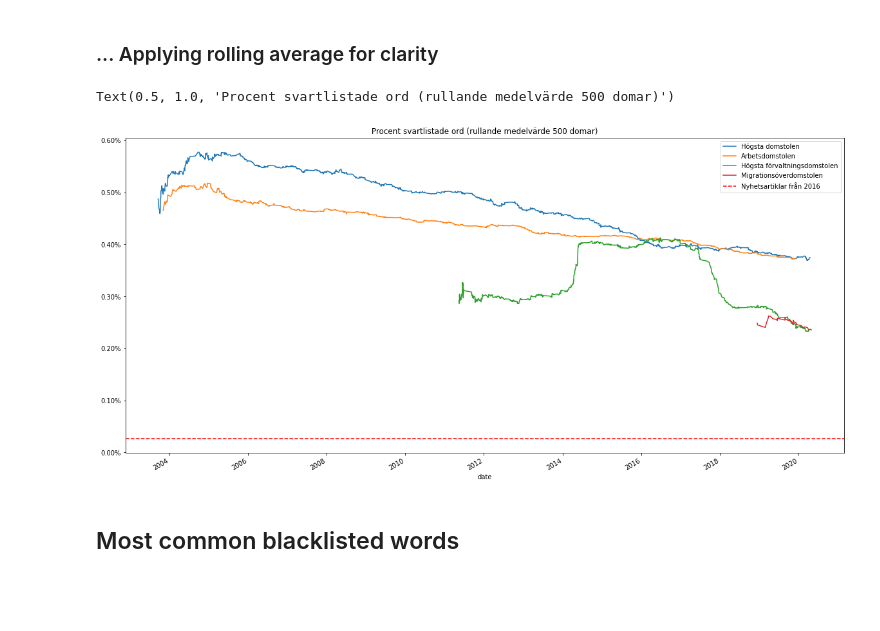
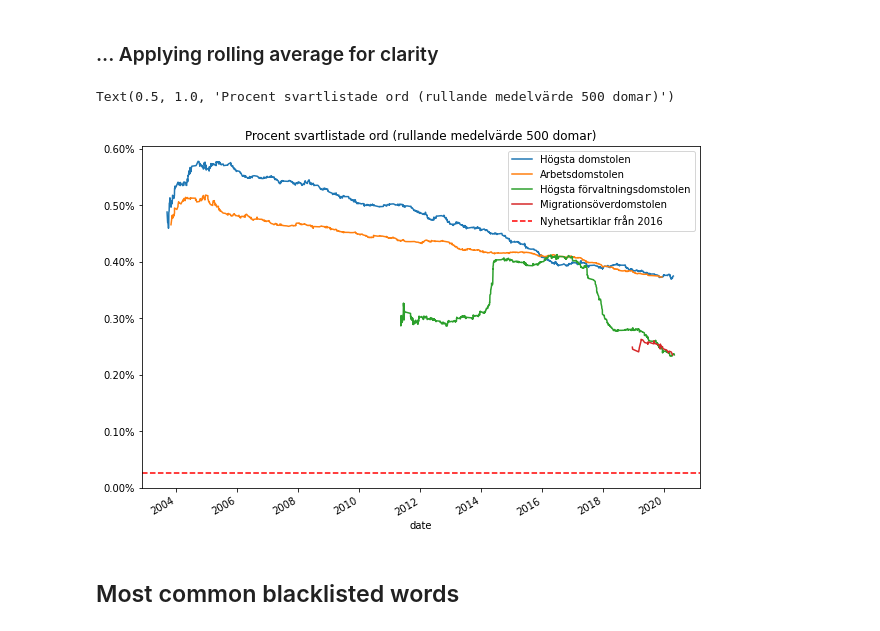
Before and after one commit to karvla/lawlingo, a Jupyter notebook: lawlingo.ipynb, the cells around one changed output. Saved outputs shown, nothing was run; the diff lists cells and outputs as text; code cells hidden in the pictures; blank space fills up the shorter version.

```diff
--- a/lawlingo.ipynb
+++ b/lawlingo.ipynb
@@ -322,18 +322,18 @@ df1.loc[(df1['type'] == "HFD") &  (0.0118 < df1['illegal_ratio']) & (df1['illega
 ### ... Applying rolling average for clarity
 # %%
 win_size = 500
-ax = df.loc[df['type'] == 'HD']['illegal_ratio'].rolling(win_size, min_periods = 50).mean().plot(label="Högsta domstolen", figsize=(20,10))
+ax = df.loc[df['type'] == 'HD']['illegal_ratio'].rolling(win_size, min_periods = 50).mean().plot(label="Högsta domstolen", figsize=(10,7))
 df.loc[df['type'] == 'AD']['illegal_ratio'].rolling(win_size, min_periods = 50).mean().plot(label="Arbetsdomstolen")
 df.loc[df['type'] == 'HFD']['illegal_ratio'].rolling(win_size, min_periods = 50).mean().plot(label="Högsta förvaltningsdomstolen")
 df.loc[df['type'] == 'MIG']['illegal_ratio'].rolling(win_size, min_periods = 50).mean().plot(label="Migrationsöverdomstolen")
 
 ax.axhline(y=mean_news, color='r', linestyle='dashed', label="Nyhetsartiklar från 2016")
 ax.yaxis.set_major_formatter(mtick.PercentFormatter(xmax=1.0))
 ax.legend()
 ax.set_title("Procent svartlistade ord (rullande medelvärde {} domar)".format(win_size))
 # %% [output]
 Text(0.5, 1.0, 'Procent svartlistade ord (rullande medelvärde 500 domar)')
-[figure, old version]
+[figure, new version]
 # %% [markdown]
 ## Most common blacklisted words
 # %%
```
Also changed, not shown: parts of 1 cell of this notebook.
